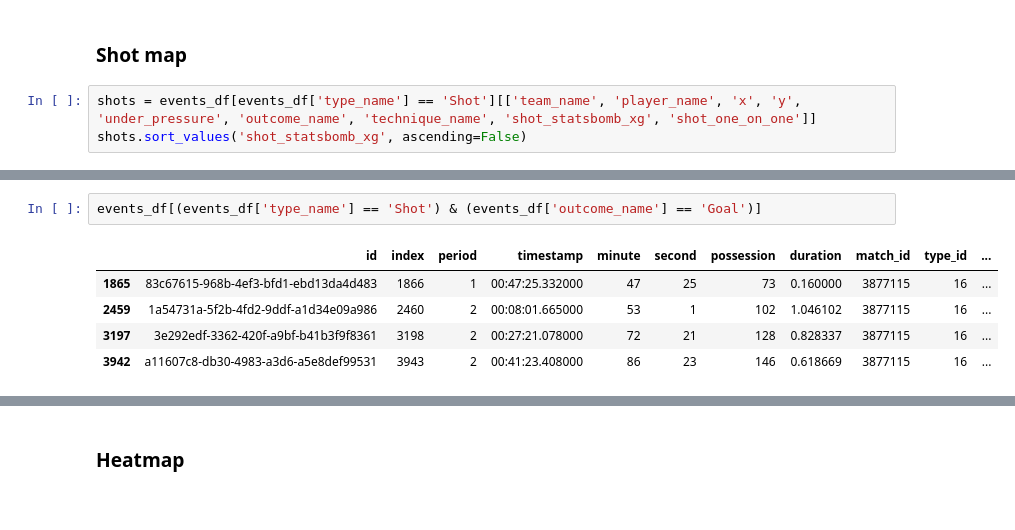
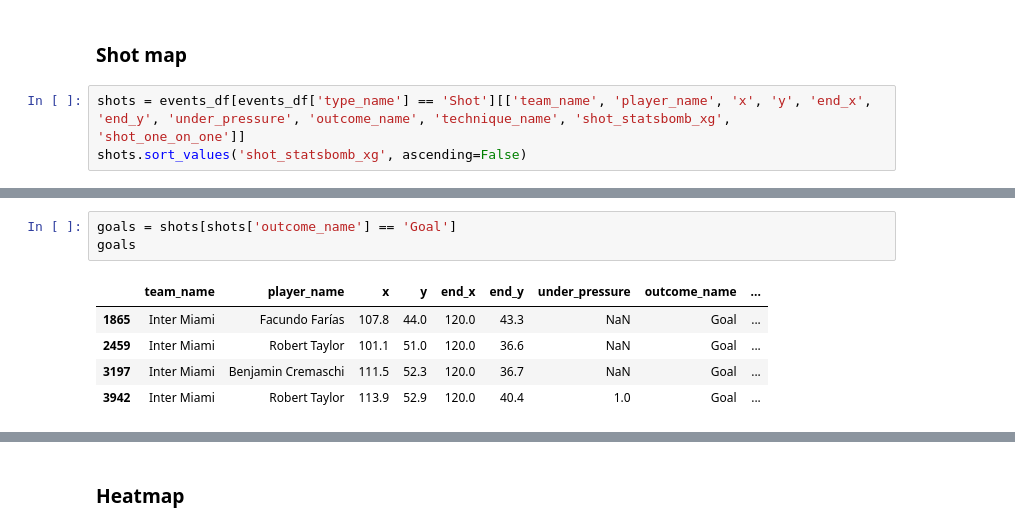
Before and after one commit to akyuzdilhan/FootballDataLab, a Jupyter notebook: AnalyseStatsBomb.ipynb, the cells around one changed output, grey strips where cells are left out. Saved outputs shown, nothing was run; the diff lists cells and outputs as text.

```diff
--- a/AnalyseStatsBomb.ipynb
+++ b/AnalyseStatsBomb.ipynb
@@ -159,6 +162,6 @@ visualize_carry_network(events_df[events_df['type_name'] == 'Carry'], 'carries',
 # %% [markdown]
 ### Shot map
 # %%
-shots = events_df[events_df['type_name'] == 'Shot'][['team_name', 'player_name', 'x', 'y', 'under_pressure', 'outcome_name', 'technique_name', 'shot_statsbomb_xg', 'shot_one_on_one']]
+shots = events_df[events_df['type_name'] == 'Shot'][['team_name', 'player_name', 'x', 'y', 'end_x', 'end_y', 'under_pressure', 'outcome_name', 'technique_name', 'shot_statsbomb_xg', 'shot_one_on_one']]
 shots.sort_values('shot_statsbomb_xg', ascending=False)
 # %% [output]
@@ -189,11 +185,12 @@ events_df[(events_df['type_name'] == 'Shot') & (events_df['player_name'] == 'Rob
 # %%
-events_df[(events_df['type_name'] == 'Shot') & (events_df['outcome_name'] == 'Goal')]
+goals = shots[shots['outcome_name'] == 'Goal']
+goals
 # %% [output]
-|  | id | index | period | timestamp | minute | second | possession | duration | match_id | type_id | ... |
-| 1865 | 83c67615-968b-4ef3-bfd1-ebd13da4d483 | 1866 | 1 | 00:47:25.332000 | 47 | 25 | 73 | 0.160000 | 3877115 | 16 | ... |
-| 2459 | 1a54731a-5f2b-4fd2-9ddf-a1d34e09a986 | 2460 | 2 | 00:08:01.665000 | 53 | 1 | 102 | 1.046102 | 3877115 | 16 | ... |
-| 3197 | 3e292edf-3362-420f-a9bf-b41b3f9f8361 | 3198 | 2 | 00:27:21.078000 | 72 | 21 | 128 | 0.828337 | 3877115 | 16 | ... |
-| 3942 | a11607c8-db30-4983-a3d6-a5e8def99531 | 3943 | 2 | 00:41:23.408000 | 86 | 23 | 146 | 0.618669 | 3877115 | 16 | ... |
+|  | team_name | player_name | x | y | end_x | end_y | under_pressure | outcome_name | ... |
+| 1865 | Inter Miami | Facundo Farías | 107.8 | 44.0 | 120.0 | 43.3 | NaN | Goal | ... |
+| 2459 | Inter Miami | Robert Taylor | 101.1 | 51.0 | 120.0 | 36.6 | NaN | Goal | ... |
+| 3197 | Inter Miami | Benjamin Cremaschi | 111.5 | 52.3 | 120.0 | 36.7 | NaN | Goal | ... |
+| 3942 | Inter Miami | Robert Taylor | 113.9 | 52.9 | 120.0 | 40.4 | 1.0 | Goal | ... |
 # %%
 def plot_team_shots(pitch, ax, shots, team_name, marker_color, edge_color):
     team_shots = shots[shots.team_name == team_name].copy()
```
Also changed, not shown: parts of 20 cells of this notebook, 1 other file.
